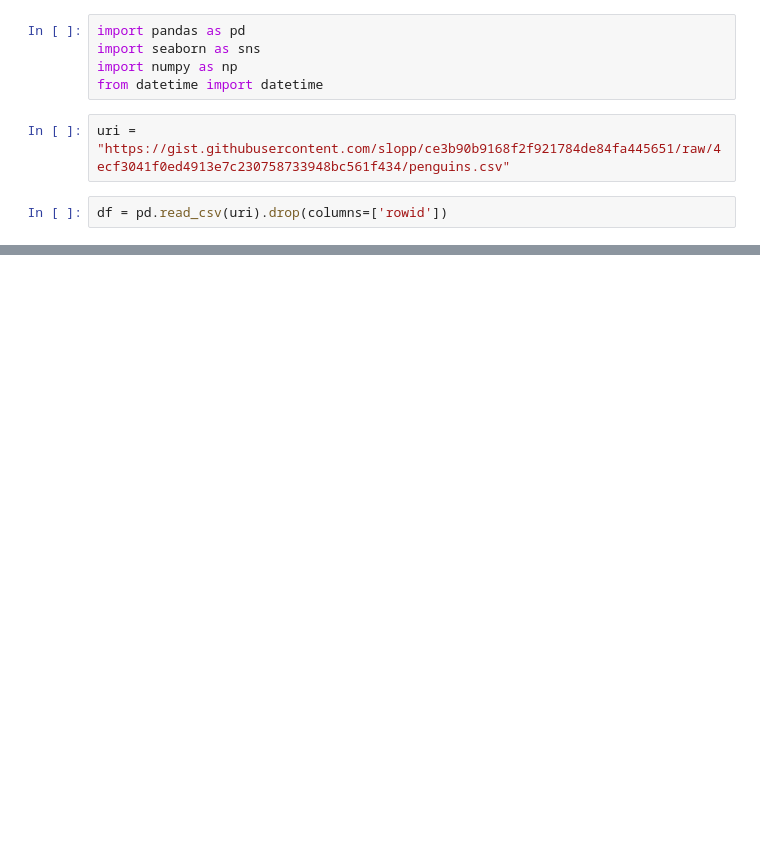
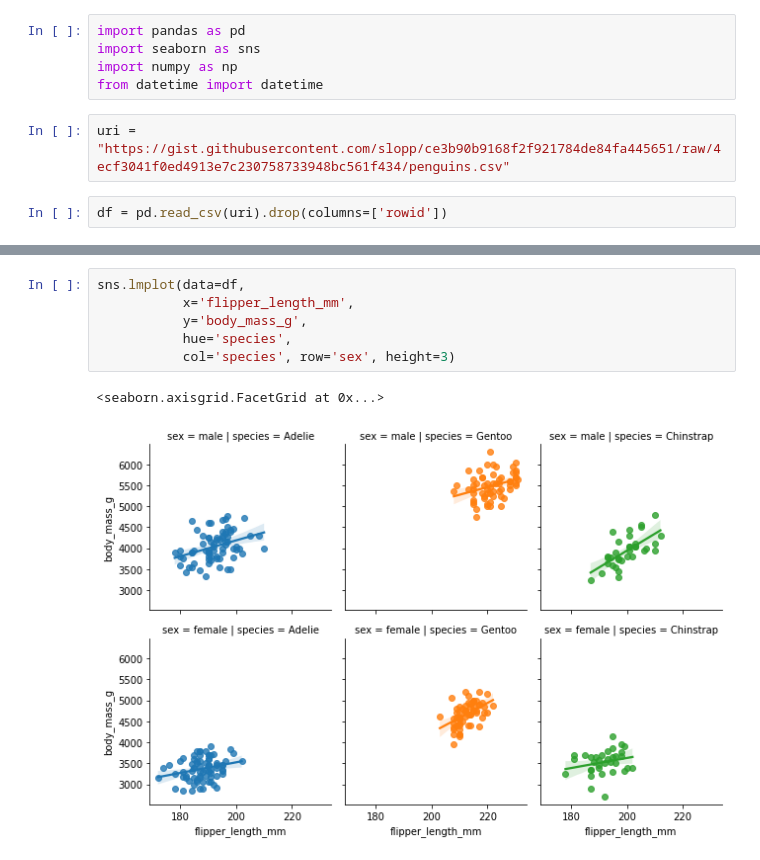
Before and after one commit to jayr0n/AnalysesStudiesandPlots, a Jupyter notebook: palmerpingins.ipynb, the cells around one changed output, grey strips where cells are left out. Cells and saved outputs as stored; diff of their text form; blank space fills up the shorter version.

```diff
--- a/palmerpingins.ipynb
+++ b/palmerpingins.ipynb
@@ -23,0 +43,9 @@ sns.scatterplot(data=dados, x = "bill_length_mm", y = "body_mass_g", hue='sex')
+# %%
+sns.lmplot(data=df,
+           x='flipper_length_mm',
+           y='body_mass_g',
+           hue='species',
+           col='species', row='sex', height=3)
+# %% [output]
+<seaborn.axisgrid.FacetGrid at 0x...>
+[figure, added]
```
Also changed, not shown: parts of 5 cells of this notebook.
